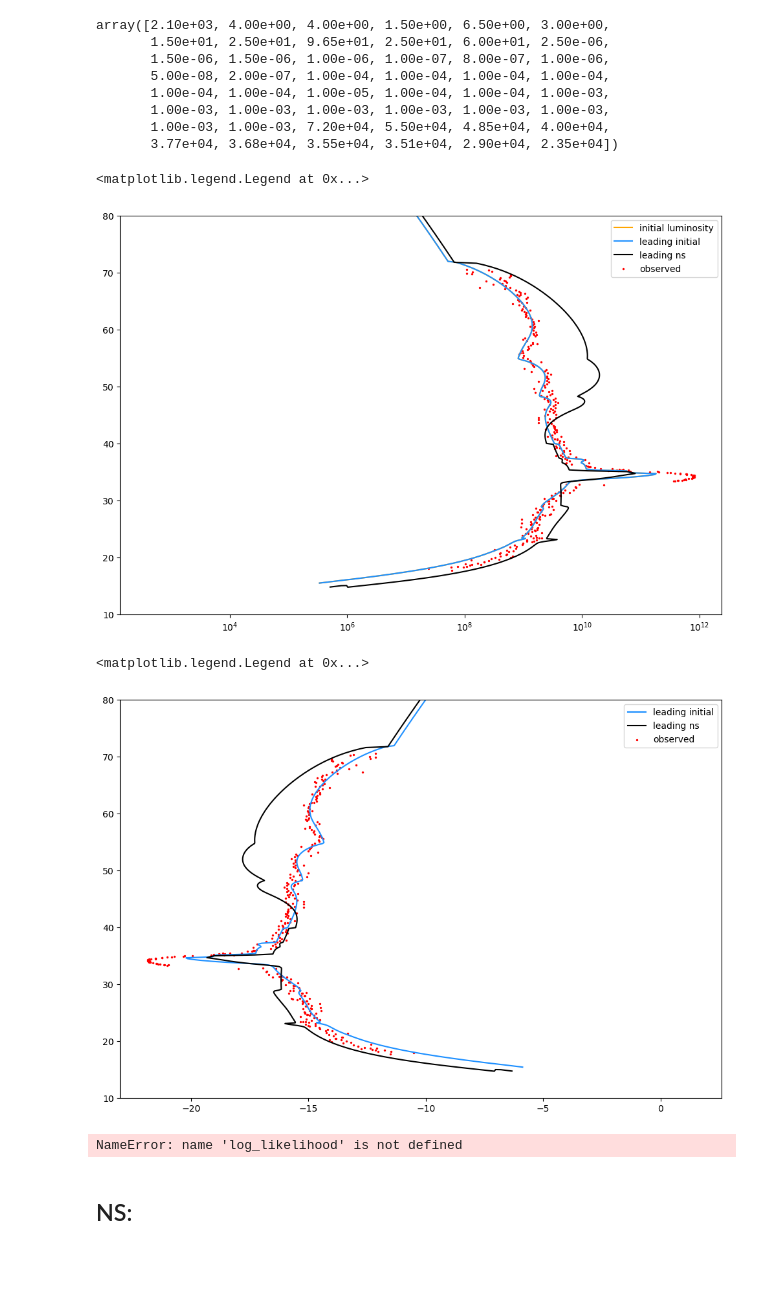
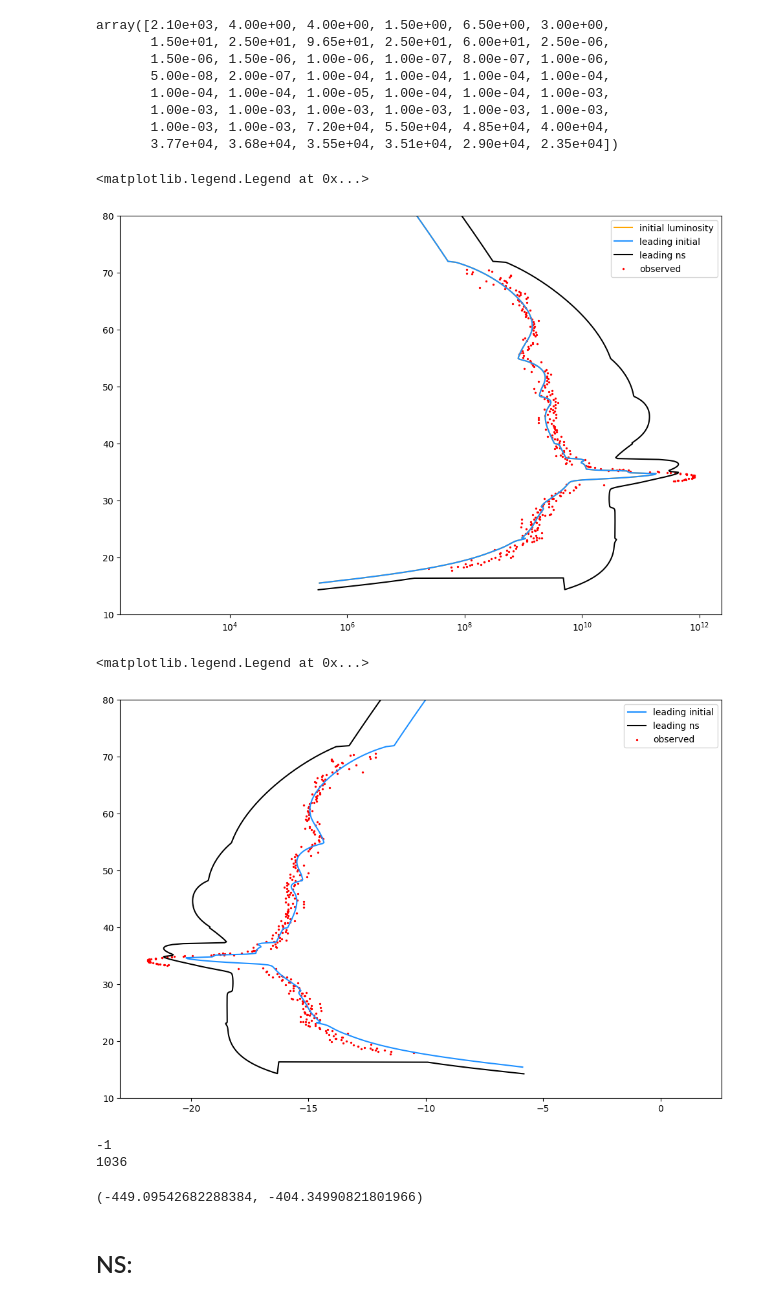
Before and after one commit to ia-chow/Thesis, a Jupyter notebook: physical/metsim_optimization_nested_novo_mesto.ipynb, the cells around one changed output. Cells and saved outputs as stored; diff of their text form; code cells hidden in the pictures; blank space fills up the shorter version.

```diff
--- a/physical/metsim_optimization_nested_novo_mesto.ipynb
+++ b/physical/metsim_optimization_nested_novo_mesto.ipynb
@@ -667,34 +667,34 @@ array([2.10e+03, 4.00e+00, 4.00e+00, 1.50e+00, 6.50e+00, 3.00e+00,
        1.00e-03, 1.00e-03, 7.20e+04, 5.50e+04, 4.85e+04, 4.00e+04,
        3.77e+04, 3.68e+04, 3.55e+04, 3.51e+04, 2.90e+04, 2.35e+04])
 # %%
-ns_best = np.array([2.90971637e+03, 3.49439004e+01, 3.35749929e+01, 1.18343238e+01,
-       1.65086665e+01, 4.43943986e-01, 7.21859473e+00, 7.29288284e+01,
-       1.96642435e+01, 4.28489749e+01, 5.17496083e+01, 1.46495897e-06,
-       1.85290339e-06, 1.86974708e-06, 8.26935536e-07, 3.75572086e-08,
-       6.62955472e-07, 1.41436503e-06, 4.77320535e-08, 2.05534345e-07,
-       5.13214356e-05, 4.71496525e-05, 6.54620687e-05, 1.08043434e-04,
-       1.22491851e-04, 1.07599733e-04, 1.47747666e-05, 9.58982982e-05,
-       1.17908243e-04, 8.65954112e-04, 3.03499166e-04, 1.67773540e-04,
-       1.48244081e-03, 1.90542090e-04, 7.84445591e-04, 3.74719046e-04,
-       3.26201156e-04, 7.08675339e-04, 7.18631162e+04, 5.49415167e+04,
-       4.85428832e+04, 4.01210541e+04, 3.76345026e+04, 3.67018758e+04,
-       3.53533626e+04, 3.51560918e+04, 2.91955710e+04, 2.34809960e+04])
+ns_best = np.array([2.94785446e+04, 1.01386308e+01, 2.29142524e+01, 1.85177739e+01,
+       1.78692997e+01, 6.90993390e+01, 1.29368250e+01, 2.50533527e+00,
+       8.57820363e+01, 6.94924697e+01, 5.39975861e+01, 1.13622220e-06,
+       6.39068659e-07, 1.00990779e-06, 1.12726813e-06, 1.00143977e-07,
+       5.03218252e-07, 5.25551360e-07, 5.14500298e-08, 1.48443691e-07,
+       5.79592039e-05, 1.01093363e-04, 1.26772644e-04, 9.43559899e-05,
+       1.36173401e-04, 1.28606783e-04, 5.22038081e-06, 9.49184513e-05,
+       4.48917774e-05, 1.49333243e-03, 8.02084436e-04, 7.57482027e-04,
+       1.21938760e-03, 4.17534778e-04, 5.53964362e-04, 1.40996680e-03,
+       1.40416814e-03, 9.55963457e-04, 7.19580042e+04, 5.50270510e+04,
+       4.84842776e+04, 4.01205011e+04, 3.75104769e+04, 3.68061102e+04,
+       3.54996895e+04, 3.52399023e+04, 2.90242263e+04, 2.36715188e+04])
 
 # ns
 results_ns = sim_lc(ns_best, metsim_obj)
 
 # Plot
 plt.figure(figsize = (12, 8))
 plt.plot(results_initial.luminosity_arr, results_initial.leading_frag_height_arr/1000., label = 'initial luminosity', color = 'orange')
 plt.plot((1500 * (10 ** (results_initial.abs_magnitude/(-2.5)))), results_initial.leading_frag_height_arr/1000., label = 'leading initial', color = 'dodgerblue')
 plt.plot((1500 * (10 ** (results_ns.abs_magnitude/(-2.5)))), results_ns.leading_frag_height_arr/1000., label = 'leading ns', color = 'black')
 plt.scatter(obs_lc_intensity, np.concatenate(list(metsim_obj.lc_data.height_data.values()))/1000., label = 'observed', s = 2, color = 'red')
 plt.ylim(10., 80.)
 plt.xscale('log')
 plt.legend()
 # %% [output]
 <matplotlib.legend.Legend at 0x...>
-[figure, old version]
+[figure, new version]
 # %%
 plt.figure(figsize = (12, 8))
 plt.plot(results_initial.abs_magnitude, results_initial.leading_frag_height_arr/1000., label = 'leading initial', color = 'dodgerblue')
@@ -704,11 +704,13 @@ plt.ylim(10., 80.)
 plt.legend()
 # %% [output]
 <matplotlib.legend.Legend at 0x...>
-[figure, old version]
+[figure, new version]
 # %%
 log_likelihood(initial_guess), log_likelihood(ns_best)
 # %% [output]
-NameError: name 'log_likelihood' is not defined
+-1
+1036
+(-449.09542682288384, -404.34990821801966)
 # %% [markdown]
 ## NS:
 # %% [markdown]
```
Also changed, not shown: parts of 12 cells of this notebook, 12 other files.
